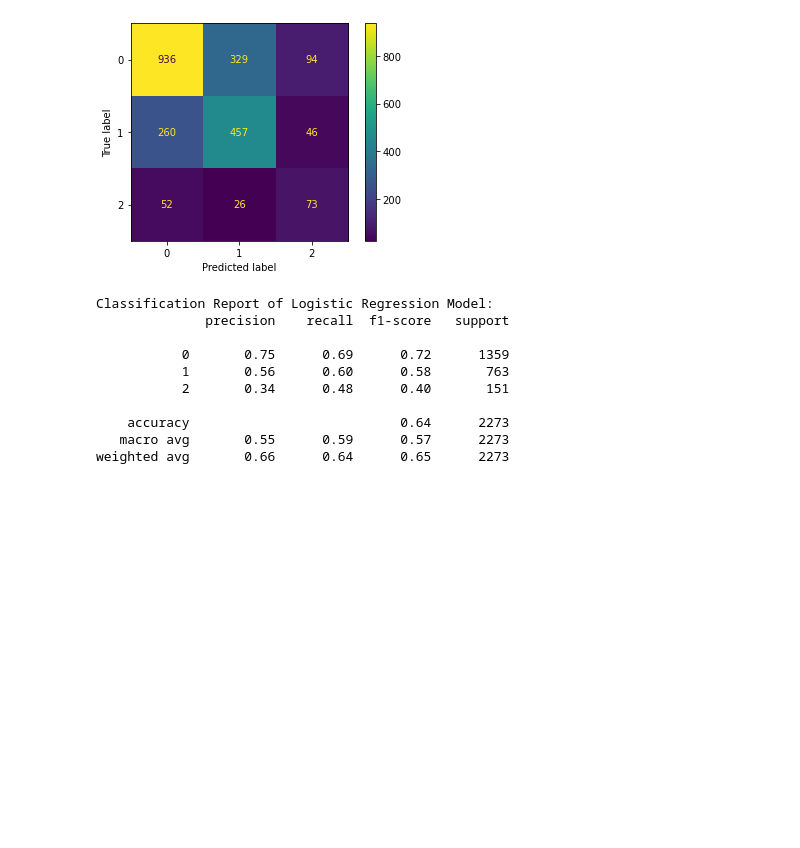
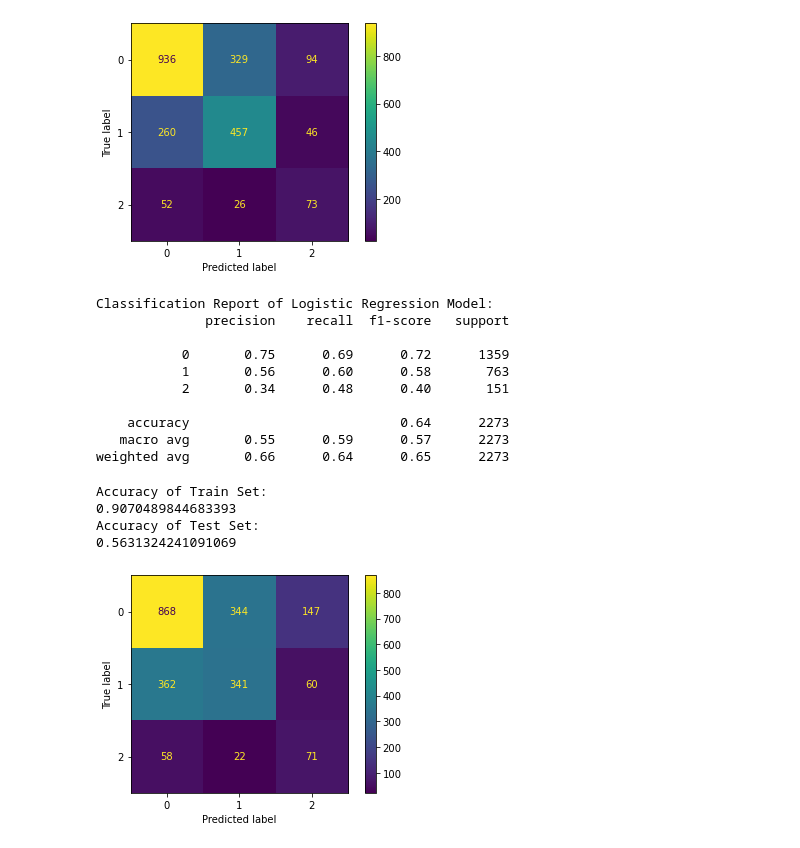
Before and after one commit to VolhaP87/Twitter_Sentiment_Analysis, a Jupyter notebook: Untitled.ipynb, the cells around one changed output. Drawn from its saved outputs; the diff is of its cells as text; code cells hidden in the pictures; blank space fills up the shorter version.

```diff
--- a/Untitled.ipynb
+++ b/Untitled.ipynb
@@ -474,12 +475,12 @@ weighted avg       0.64      0.59      0.60      2273
 # %%
 from sklearn.linear_model import LogisticRegression
 
-logreg_baseline = LogisticRegression(random_state=42)
-logreg_baseline.fit(X_train_resampled, y_train_resampled)
+logreg = LogisticRegression(random_state=42)
+logreg.fit(X_train_resampled, y_train_resampled)
 print("Accuracy of Train Set:")
-print(logreg_baseline.score(X_train_resampled, y_train_resampled))
+print(logreg.score(X_train_resampled, y_train_resampled))
 print("Accuracy of Test Set:")
-print(logreg_baseline.score(X_test_vectorized, y_test))
+print(logreg.score(X_test_vectorized, y_test))
 # %% [output]
 Accuracy of Train Set:
 0.8874551971326164
@@ -506,3 +508,22 @@ Classification Report of Logistic Regression Model:
     accuracy                           0.64      2273
    macro avg       0.55      0.59      0.57      2273
 weighted avg       0.66      0.64      0.65      2273
+# %%
+from sklearn.neighbors import KNeighborsClassifier
+
+knn = KNeighborsClassifier()
+knn.fit(X_train_resampled, y_train_resampled)
+print("Accuracy of Train Set:")
+print(knn.score(X_train_resampled, y_train_resampled))
+print("Accuracy of Test Set:")
+print(knn.score(X_test_vectorized, y_test))
+# %% [output]
+Accuracy of Train Set:
+0.9070489844683393
+Accuracy of Test Set:
+0.5631324241091069
+# %%
+plot_confusion_matrix(knn, X_test_vectorized, y_test);
+# FP = 207
+# %% [output]
+[figure, added]
```
Also changed, not shown: parts of 4 cells of this notebook.
